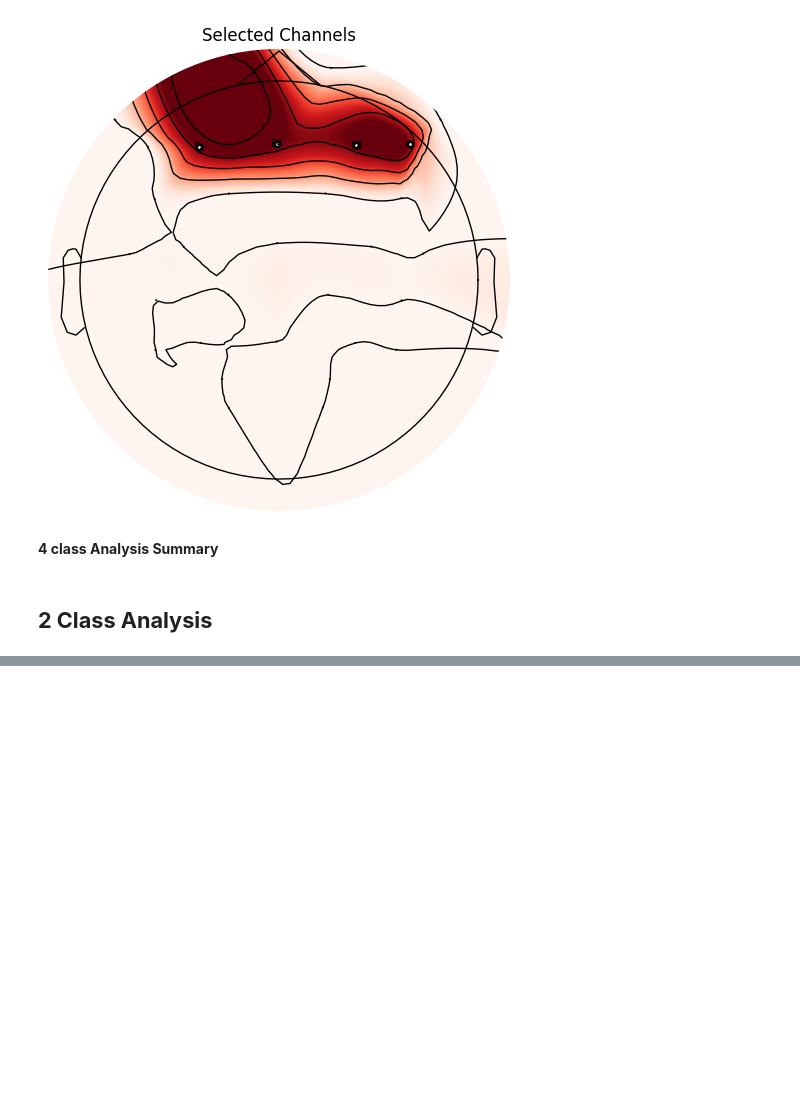
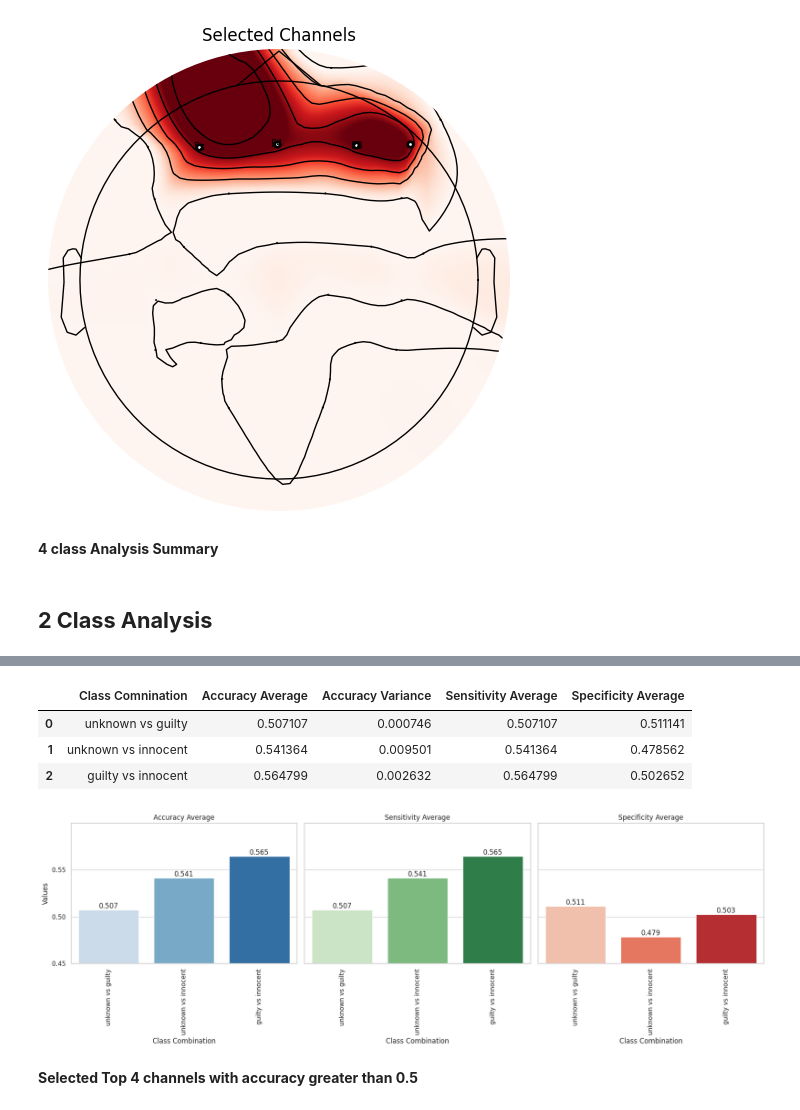
Before and after one commit to eldhosejoseph/thesis, a Jupyter notebook: ce901_thesis.ipynb, the cells around one changed output, grey strips where cells are left out. Drawn from its saved outputs; the diff is of its cells as text; code cells hidden in the pictures; blank space fills up the shorter version.

```diff
--- a/ce901_thesis.ipynb
+++ b/ce901_thesis.ipynb
@@ -1269,0 +1288,6 @@ Top channels (Accuracy>0.5, Max: 4 channels): [1, 2, 3, 4]
+# %%
+def filter_results(df, c=None, accuracy=0):
+    filtered_df = df[(df['Class Combination'] == c) & (df['Accuracy'] >= accuracy)]
+    return filtered_df
+
+filter_results(results_2class, 'guilty vs innocent', 0.5)
@@ -1269,0 +1312,3 @@ Top channels (Accuracy>0.5, Max: 4 channels): [1, 2, 3, 4]
+# %%
+class_list=results_2class['Class Combination'].unique().tolist()
+class_list
@@ -1269,0 +1317,9 @@ Top channels (Accuracy>0.5, Max: 4 channels): [1, 2, 3, 4]
+# %%
+i=2  # Modify i to filter for different combination as per class list defined above, with index starting from 0, used i=2 for guilty vs innocent
+print(class_list[i])
+r=filter_results(results_2class, class_list[i], 0.5)  #Accuracy is set to 0.5, Modify if needed
+print(f'Accuracy Average: {r["Accuracy"].mean()}')
+print(f'Accuracy Variance: {r["Accuracy Variance"].mean()}')
+print(f'Sensitivity Average: {r["Sensitivity"].mean()}')
+print(f'Specificity Average: {r["Specificity"].mean()}')
+r
@@ -1269,0 +1349,23 @@ Top channels (Accuracy>0.5, Max: 4 channels): [1, 2, 3, 4]
+# %%
+data={
+    'Class Comnination': [comb for comb in class_list],
+    'Accuracy Average': [filter_results(results_2class, class_list[i], 0.5)["Accuracy"].mean() for i in range(len(class_list))],
+    'Accuracy Variance': [filter_results(results_2class, class_list[i], 0.5)["Accuracy Variance"].mean() for i in range(len(class_list))],
+    'Sensitivity Average':[filter_results(results_2class, class_list[i], 0.5)["Sensitivity"].mean() for i in range(len(class_list))],
+    'Specificity Average': [filter_results(results_2class, class_list[i], 0.5)["Specificity"].mean() for i in range(len(class_list))]
+}
+
+results_2class_describe=pd.DataFrame(data)
+# %%
+results_2class_describe
+# %% [output]
+|  | Class Comnination | Accuracy Average | Accuracy Variance | Sensitivity Average | Specificity Average |
+| 0 | unknown vs guilty | 0.507107 | 0.000746 | 0.507107 | 0.511141 |
+| 1 | unknown vs innocent | 0.541364 | 0.009501 | 0.541364 | 0.478562 |
+| 2 | guilty vs innocent | 0.564799 | 0.002632 | 0.564799 | 0.502652 |
+# %%
+plot_metrics(results_2class_describe)
+# %% [output]
+[figure, added]
+# %% [markdown]
+**Selected Top 4 channels with accuracy greater than 0.5**
```
Also changed, not shown: parts of 14 cells of this notebook.
